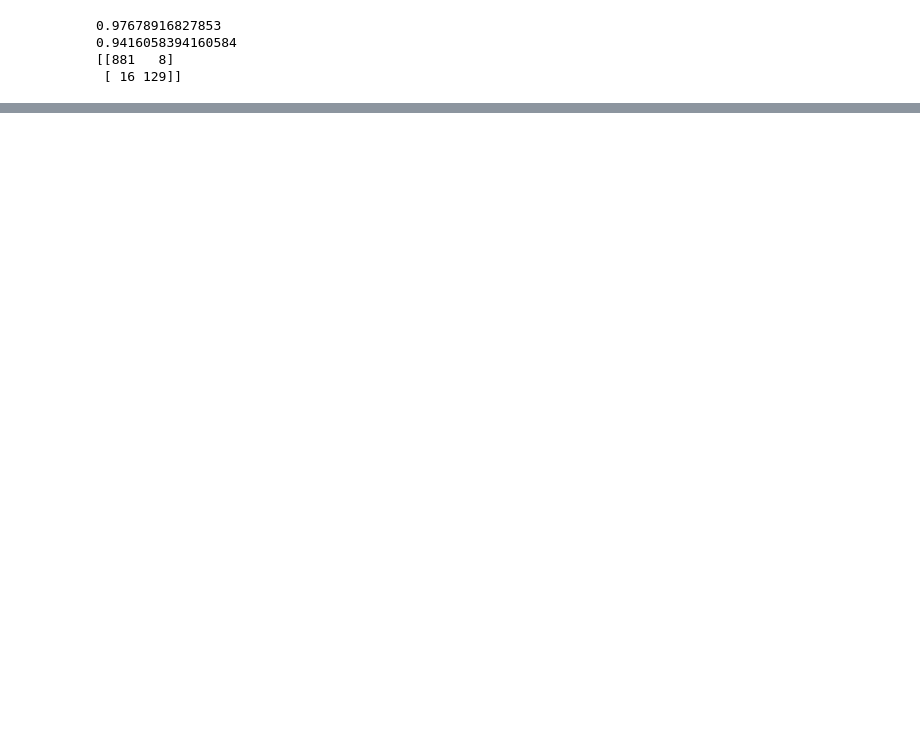
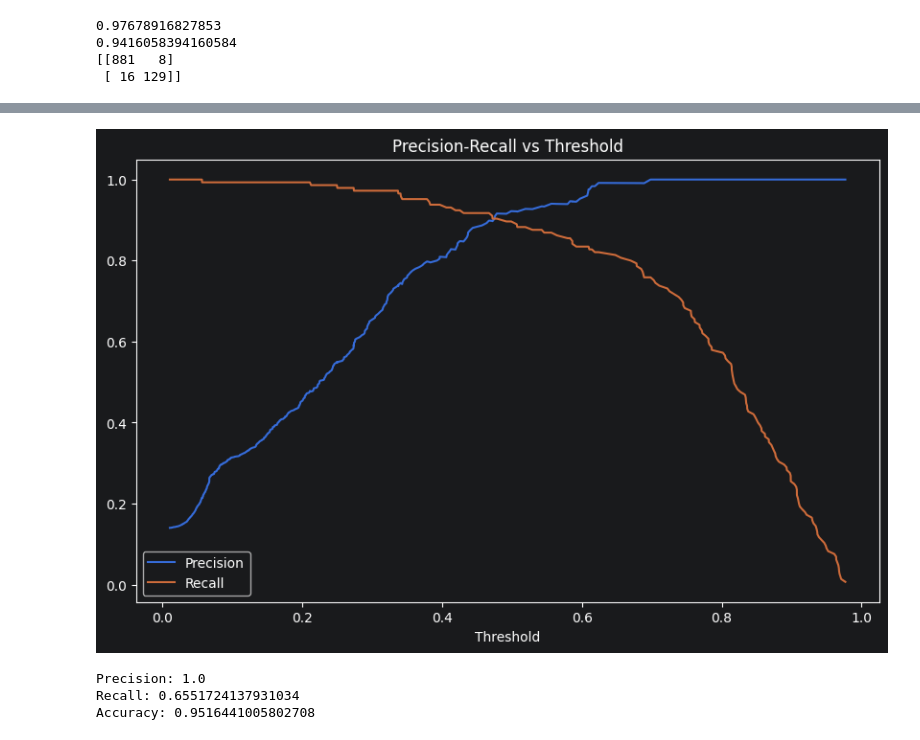
Before and after one commit to garvchawla5678/SMS-Spam-Classifier, a Jupyter notebook: sms-spam-detection.ipynb, the cells around one changed output, grey strips where cells are left out. Cells and saved outputs as stored; diff of their text form; code cells hidden in the pictures; blank space fills up the shorter version.

```diff
--- a/sms-spam-detection.ipynb
+++ b/sms-spam-detection.ipynb
@@ -774,0 +1343,4 @@ performance_df
+# %%
+rfc = RandomForestClassifier(n_estimators= 300, max_depth= None, min_samples_split= 8, min_samples_leaf= 2, max_features= 'log2', criterion= 'gini', n_jobs= -1, random_state= 42, class_weight={0: 1, 1: 5})
+# %%
+rfc.fit(X_train_sel, y_train)
@@ -774,0 +1368,23 @@ performance_df
+# %%
+y_proba = rfc.predict_proba(X_test_sel)[:,1]
+# %%
+precisions, recalls, thresholds = precision_recall_curve(y_test, y_proba)
+
+plt.figure(figsize=(10, 6))
+plt.plot(thresholds, precisions[:-1], label='Precision')
+plt.plot(thresholds, recalls[:-1], label='Recall')
+plt.xlabel('Threshold')
+plt.legend()
+plt.title('Precision-Recall vs Threshold')
+plt.show()
+
+threshold = 0.76
+y_pred_custom = (y_proba >= threshold).astype(int)
+print("Precision:", precision_score(y_test, y_pred_custom))
+print("Recall:", recall_score(y_test, y_pred_custom))
+print("Accuracy:", accuracy_score(y_test, y_pred_custom))
+# %% [output]
+[figure, added]
+Precision: 1.0
+Recall: 0.6551724137931034
+Accuracy: 0.9516441005802708
```
Also changed, not shown: parts of 105 cells of this notebook, 1 other file.
